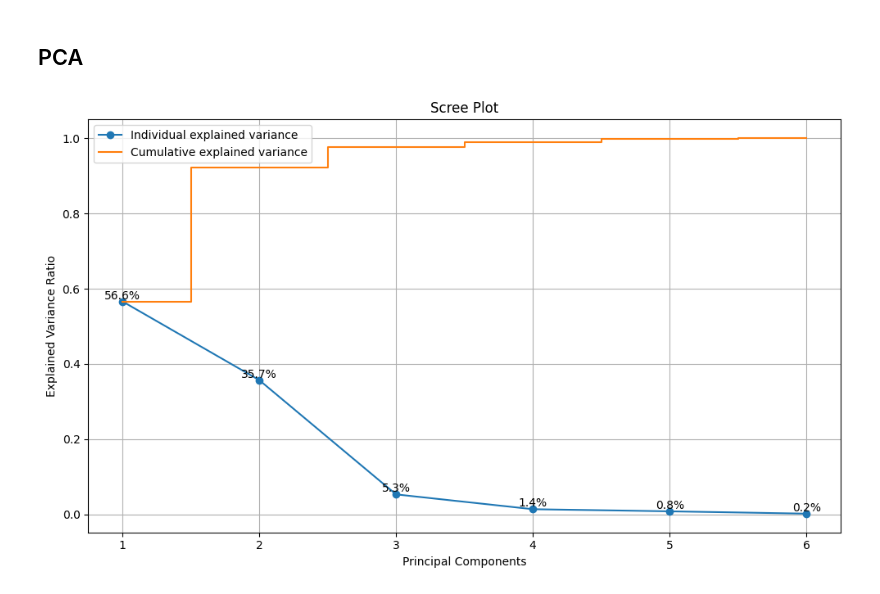
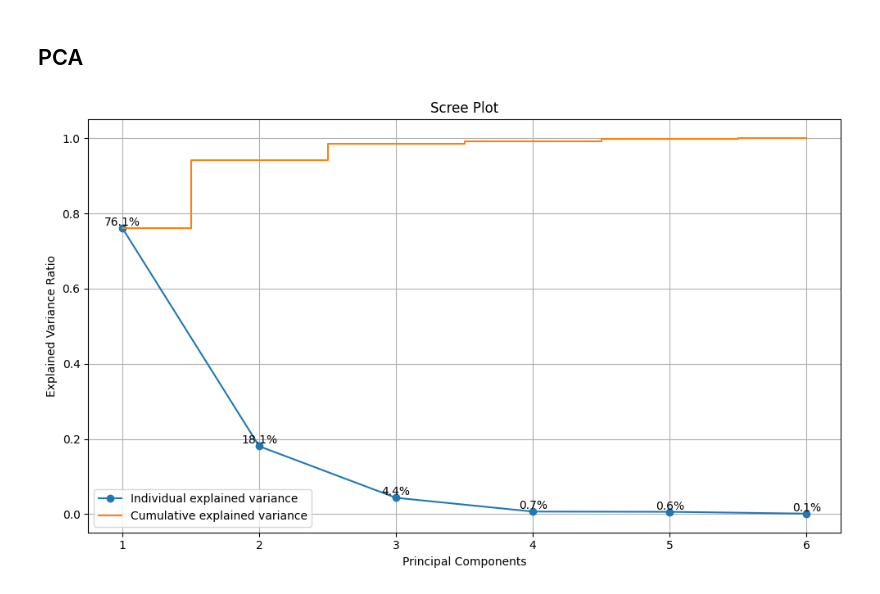
Before and after one commit to Dhruv-Kushwaha2010/MTL766-Project, a Jupyter notebook: main.ipynb, the cells around one changed output. Cells and saved outputs as stored; diff of their text form; code cells hidden in the pictures.

```diff
--- a/main.ipynb
+++ b/main.ipynb
@@ -762,6 +763,6 @@ def perform_pca_analysis(data, n_components=None):
 
     return pca, data_transformed, pca.explained_variance_ratio_
 # %%
-pca_obj, transformed_data, variance_ratio = perform_pca_analysis(df_num.values)
+pca_obj, transformed_data, variance_ratio = perform_pca_analysis(df_num_daily.iloc[:, :6].values)
 # %% [output]
-[figure, old version]
+[figure, new version]
```
Also changed, not shown: parts of 13 cells of this notebook.
